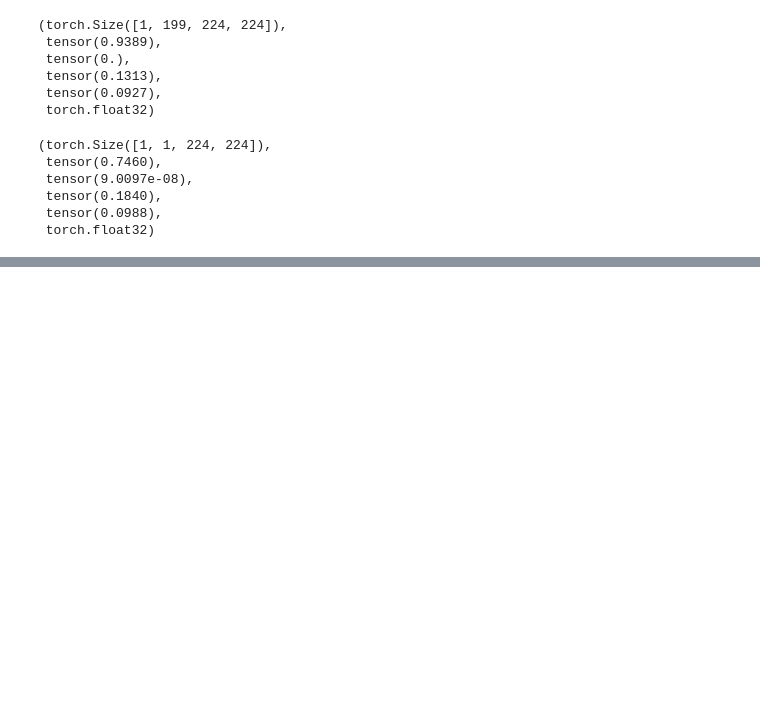
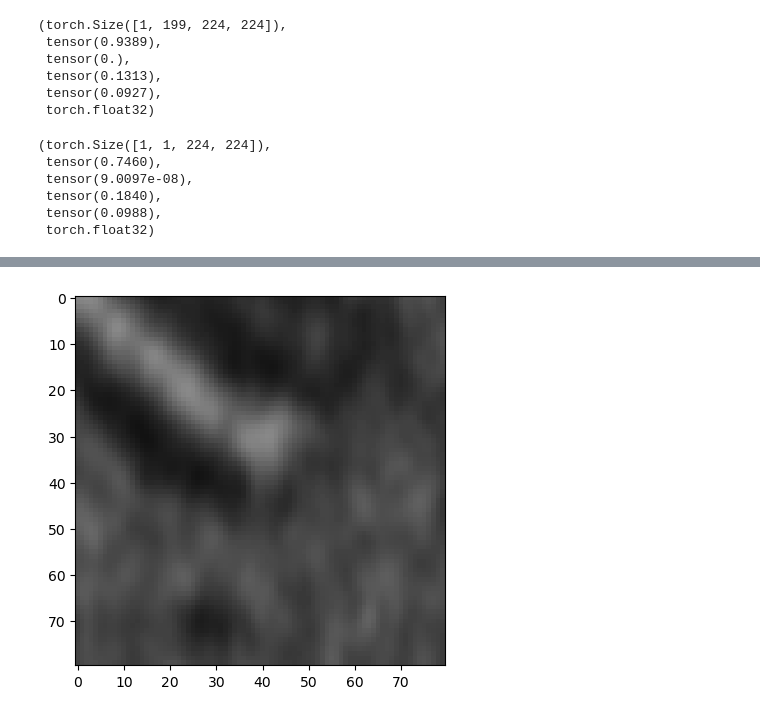
Before and after one commit to JonasHell/MAESTER, a Jupyter notebook: preprocess_my_data.ipynb, the cells around one changed output, grey strips where cells are left out. Cells and saved outputs as stored; diff of their text form; code cells hidden in the pictures; blank space fills up the shorter version.

```diff
--- a/preprocess_my_data.ipynb
+++ b/preprocess_my_data.ipynb
@@ -209,0 +260,7 @@ t.shape, t.max(), t.min(), t.mean(), t.std(), t.dtype
+# %%
+import matplotlib.pyplot as plt
+
+plt.imshow(t[0], cmap="gray", vmin=0, vmax=1)
+plt.show()
+# %% [output]
+[figure, added]
```
Also changed, not shown: parts of 7 cells of this notebook, 1 other file.
